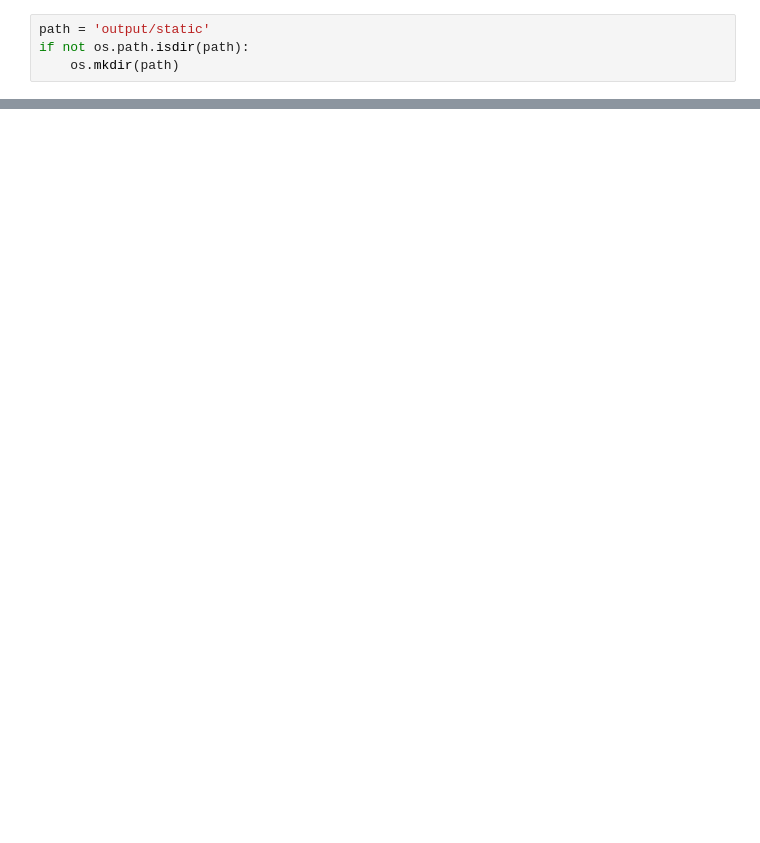
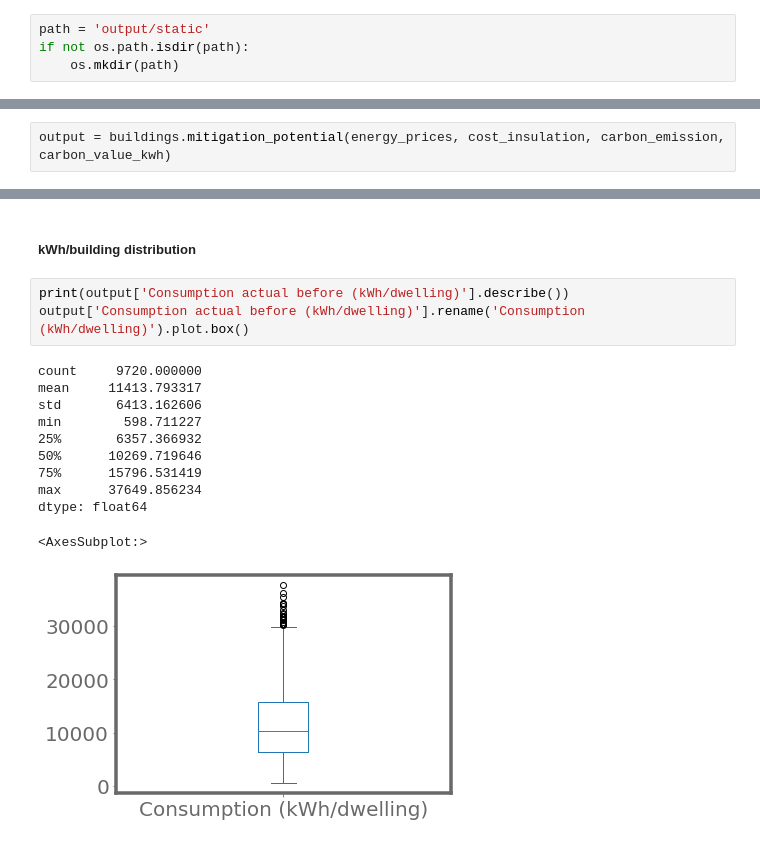
Before and after one commit to CIRED/Res-IRF4, a Jupyter notebook: project/analysis/mitigation_potential.ipynb, the cells around one changed output, grey strips where cells are left out. Saved outputs shown, nothing was run; the diff lists cells and outputs as text; blank space fills up the shorter version.

```diff
--- a/project/analysis/mitigation_potential.ipynb
+++ b/project/analysis/mitigation_potential.ipynb
@@ -85,0 +34,2 @@ for key, item in {'Wall': (True, False, False, False), 'All': (True, True, True,
+# %%
+output = buildings.mitigation_potential(energy_prices, cost_insulation, carbon_emission, carbon_value_kwh)
@@ -85,0 +86,17 @@ for key, item in {'Wall': (True, False, False, False), 'All': (True, True, True,
+# %% [markdown]
+##### kWh/building distribution
+# %%
+print(output['Consumption actual before (kWh/dwelling)'].describe())
+output['Consumption actual before (kWh/dwelling)'].rename('Consumption (kWh/dwelling)').plot.box()
+# %% [output]
+count     9720.000000
+mean     11413.793317
+std       6413.162606
+min        598.711227
+25%       6357.366932
+50%      10269.719646
+75%      15796.531419
+max      37649.856234
+dtype: float64
+<AxesSubplot:>
+[figure, added]
```
Also changed, not shown: parts of 53 cells of this notebook, 10 other files.
